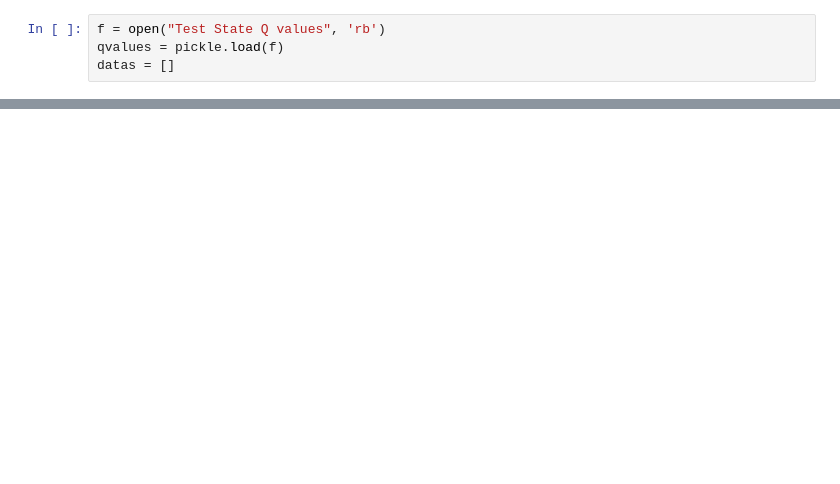
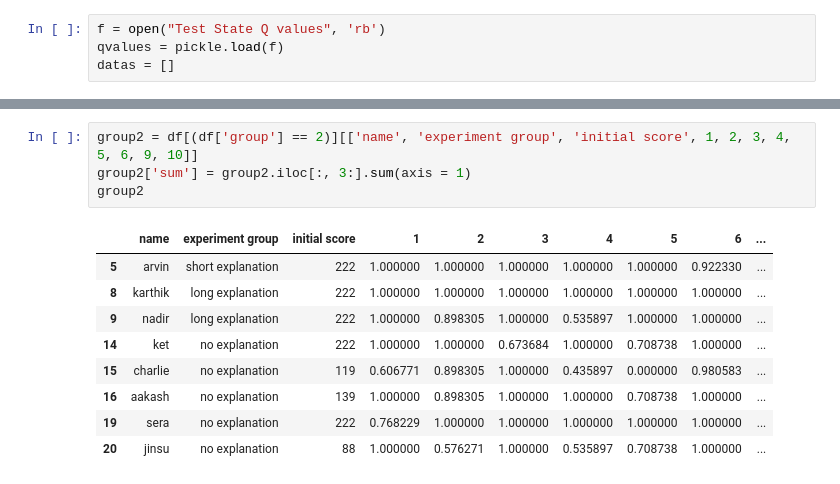
Before and after one commit to shermanluo/Connect4Agents, a Jupyter notebook: DivingGame/Analyze Data.ipynb, the cells around one changed output, grey strips where cells are left out. Saved outputs shown, nothing was run; the diff lists cells and outputs as text; blank space fills up the shorter version.

```diff
--- a/DivingGame/Analyze Data.ipynb
+++ b/DivingGame/Analyze Data.ipynb
@@ -122,0 +145,14 @@ df
+# %%
+group2 = df[(df['group'] == 2)][['name', 'experiment group', 'initial score', 1, 2, 3, 4, 5, 6, 9, 10]]
+group2['sum'] = group2.iloc[:, 3:].sum(axis = 1)
+group2
+# %% [output]
+|  | name | experiment group | initial score | 1 | 2 | 3 | 4 | 5 | 6 | ... |
+| 5 | arvin | short explanation | 222 | 1.000000 | 1.000000 | 1.000000 | 1.000000 | 1.000000 | 0.922330 | ... |
+| 8 | karthik | long explanation | 222 | 1.000000 | 1.000000 | 1.000000 | 1.000000 | 1.000000 | 1.000000 | ... |
+| 9 | nadir | long explanation | 222 | 1.000000 | 0.898305 | 1.000000 | 0.535897 | 1.000000 | 1.000000 | ... |
+| 14 | ket | no explanation | 222 | 1.000000 | 1.000000 | 0.673684 | 1.000000 | 0.708738 | 1.000000 | ... |
+| 15 | charlie | no explanation | 119 | 0.606771 | 0.898305 | 1.000000 | 0.435897 | 0.000000 | 0.980583 | ... |
+| 16 | aakash | no explanation | 139 | 1.000000 | 0.898305 | 1.000000 | 1.000000 | 0.708738 | 1.000000 | ... |
+| 19 | sera | no explanation | 222 | 0.768229 | 1.000000 | 1.000000 | 1.000000 | 1.000000 | 1.000000 | ... |
+| 20 | jinsu | no explanation | 88 | 1.000000 | 0.576271 | 1.000000 | 0.535897 | 0.708738 | 1.000000 | ... |
```
Also changed, not shown: parts of 26 cells of this notebook, 17 other files.
